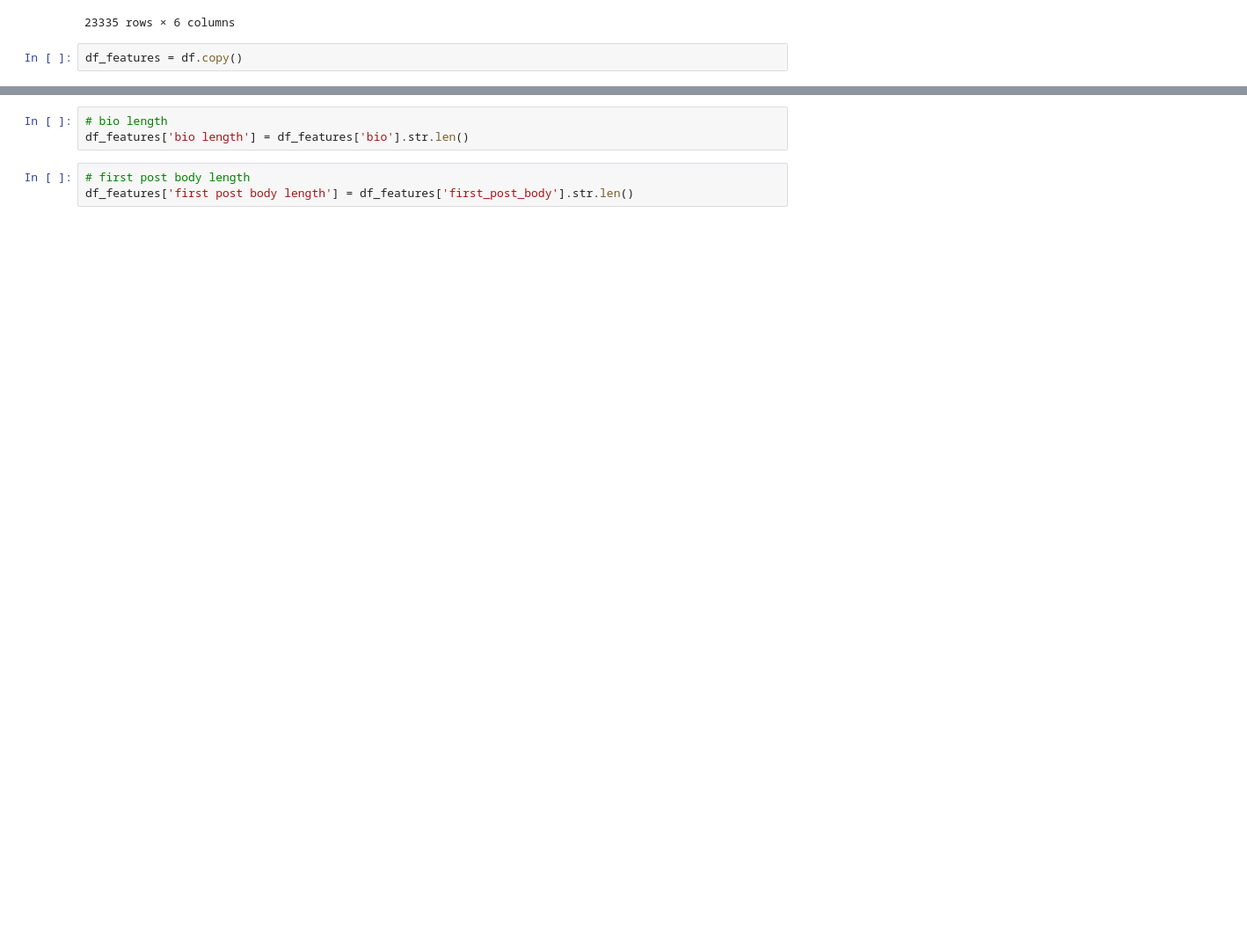
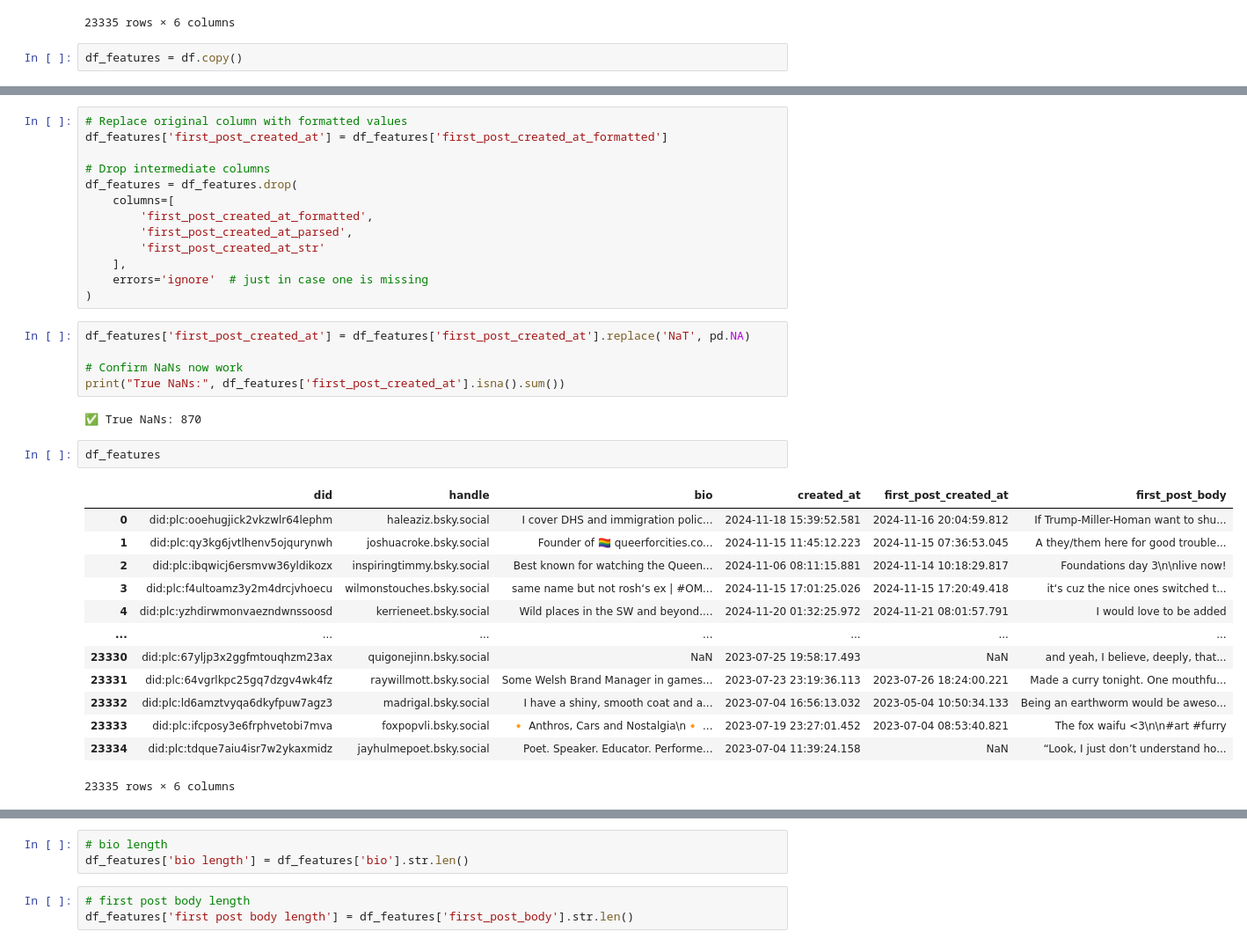
Before and after one commit to prithajnath/bsky_analysis, a Jupyter notebook: feature_engineering.ipynb, the cells around one changed output, grey strips where cells are left out. Shown at 88% size. Saved outputs shown, nothing was run; the diff lists cells and outputs as text; blank space fills up the shorter version.

Commit message:
Fixed first_post_created_at time_to_first_post_days, and added merged file

```diff
--- a/feature_engineering.ipynb
+++ b/feature_engineering.ipynb
@@ -92,0 +125,36 @@ df_features = df.copy()
+# %%
+# Replace original column with formatted values
+df_features['first_post_created_at'] = df_features['first_post_created_at_formatted']
+
+# Drop intermediate columns
+df_features = df_features.drop(
+    columns=[
+        'first_post_created_at_formatted',
+        'first_post_created_at_parsed',
+        'first_post_created_at_str'
+    ],
+    errors='ignore'  # just in case one is missing
+)
+# %%
+df_features['first_post_created_at'] = df_features['first_post_created_at'].replace('NaT', pd.NA)
+
+# Confirm NaNs now work
+print("True NaNs:", df_features['first_post_created_at'].isna().sum())
+# %% [output]
+✅ True NaNs: 870
+# %%
+df_features
+# %% [output]
+|  | did | handle | bio | created_at | first_post_created_at | first_post_body |
+| 0 | did:plc:ooehugjick2vkzwlr64lephm | haleaziz.bsky.social | I cover DHS and immigration polic... | 2024-11-18 15:39:52.581 | 2024-11-16 20:04:59.812 | If Trump-Miller-Homan want to shu... |
+| 1 | did:plc:qy3kg6jvtlhenv5ojqurynwh | joshuacroke.bsky.social | Founder of 🏳️‍🌈 queerforcities.co... | 2024-11-15 11:45:12.223 | 2024-11-15 07:36:53.045 | A they/them here for good trouble... |
+| 2 | did:plc:ibqwicj6ersmvw36yldikozx | inspiringtimmy.bsky.social | Best known for watching the Queen... | 2024-11-06 08:11:15.881 | 2024-11-14 10:18:29.817 | Foundations day 3\n\nlive now! |
+| 3 | did:plc:f4ultoamz3y2m4drcjvhoecu | wilmonstouches.bsky.social | same name but not rosh‘s ex | #OM... | 2024-11-15 17:01:25.026 | 2024-11-15 17:20:49.418 | it‘s cuz the nice ones switched t... |
+| 4 | did:plc:yzhdirwmonvaezndwnssoosd | kerrieneet.bsky.social | Wild places in the SW and beyond.... | 2024-11-20 01:32:25.972 | 2024-11-21 08:01:57.791 | I would love to be added |
+| ... | ... | ... | ... | ... | ... | ... |
+| 23330 | did:plc:67yljp3x2ggfmtouqhzm23ax | quigonejinn.bsky.social | NaN | 2023-07-25 19:58:17.493 | NaN | and yeah, I believe, deeply, that... |
+| 23331 | did:plc:64vgrlkpc25gq7dzgv4wk4fz | raywillmott.bsky.social | Some Welsh Brand Manager in games... | 2023-07-23 23:19:36.113 | 2023-07-26 18:24:00.221 | Made a curry tonight. One mouthfu... |
+| 23332 | did:plc:ld6amztvyqa6dkyfpuw7agz3 | madrigal.bsky.social | I have a shiny, smooth coat and a... | 2023-07-04 16:56:13.032 | 2023-05-04 10:50:34.133 | Being an earthworm would be aweso... |
+| 23333 | did:plc:ifcposy3e6frphvetobi7mva | foxpopvli.bsky.social | 🔸 Anthros, Cars and Nostalgia\n🔸 ... | 2023-07-19 23:27:01.452 | 2023-07-04 08:53:40.821 | The fox waifu <3\n\n#art #furry |
+| 23334 | did:plc:tdque7aiu4isr7w2ykaxmidz | jayhulmepoet.bsky.social | Poet. Speaker. Educator. Performe... | 2023-07-04 11:39:24.158 | NaN | “Look, I just don’t understand ho... |
+23335 rows × 6 columns
```
Also changed, not shown: parts of 11 cells of this notebook, 2 other files.
